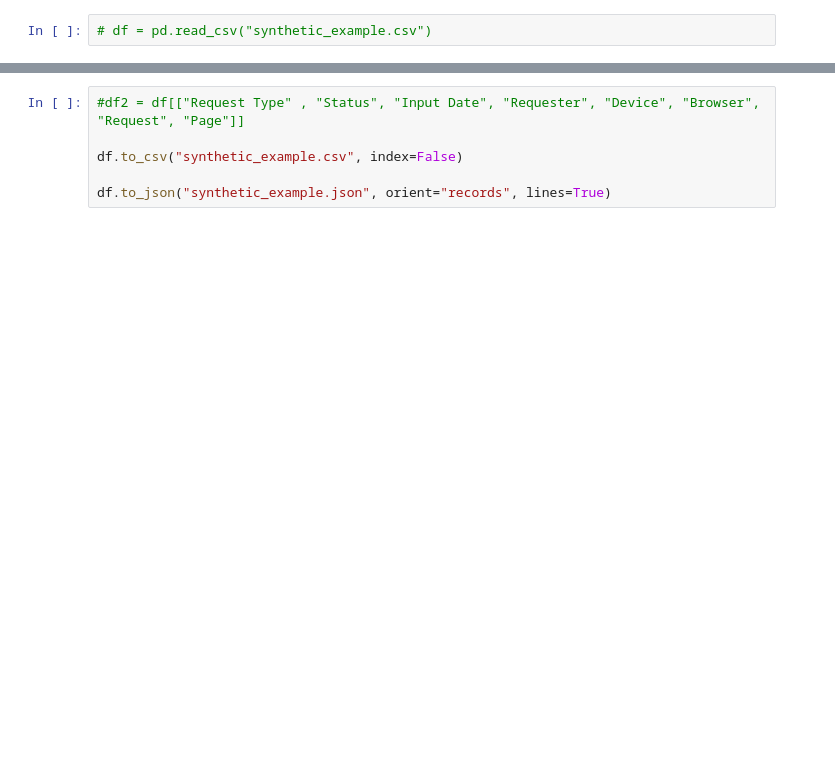
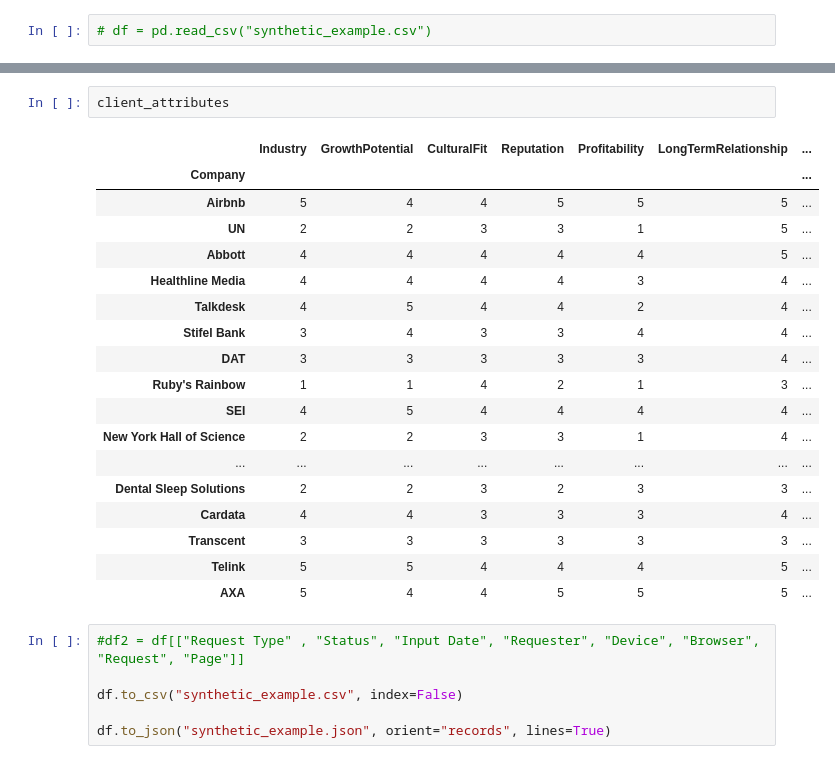
Before and after one commit to crdalila/Terra_Vista, a Jupyter notebook: synthetic_data/Desafio2.ipynb, the cells around one changed output, grey strips where cells are left out. Saved outputs shown, nothing was run; the diff lists cells and outputs as text; blank space fills up the shorter version.

```diff
--- a/synthetic_data/Desafio2.ipynb
+++ b/synthetic_data/Desafio2.ipynb
@@ -840,3 +840,24 @@ combined.sort_values(['Num Projects', 'Num Requests'], ascending=[False, False])
+# %%
+client_attributes
+# %% [output]
+|  | Industry | GrowthPotential | CulturalFit | Reputation | Profitability | LongTermRelationship | ... |
+| Company |  |  |  |  |  |  | ... |
+| Airbnb | 5 | 4 | 4 | 5 | 5 | 5 | ... |
+| UN | 2 | 2 | 3 | 3 | 1 | 5 | ... |
+| Abbott | 4 | 4 | 4 | 4 | 4 | 5 | ... |
+| Healthline Media | 4 | 4 | 4 | 4 | 3 | 4 | ... |
+| Talkdesk | 4 | 5 | 4 | 4 | 2 | 4 | ... |
+| Stifel Bank | 3 | 4 | 3 | 3 | 4 | 4 | ... |
+| DAT | 3 | 3 | 3 | 3 | 3 | 4 | ... |
+| Ruby's Rainbow | 1 | 1 | 4 | 2 | 1 | 3 | ... |
+| SEI | 4 | 5 | 4 | 4 | 4 | 4 | ... |
+| New York Hall of Science | 2 | 2 | 3 | 3 | 1 | 4 | ... |
+| ... | ... | ... | ... | ... | ... | ... | ... |
+| Dental Sleep Solutions | 2 | 2 | 3 | 2 | 3 | 3 | ... |
+| Cardata | 4 | 4 | 3 | 3 | 3 | 4 | ... |
+| Transcent | 3 | 3 | 3 | 3 | 3 | 3 | ... |
+| Telink | 5 | 5 | 4 | 4 | 4 | 5 | ... |
+| AXA | 5 | 4 | 4 | 5 | 5 | 5 | ... |
 # %%
 #df2 = df[["Request Type" , "Status", "Input Date", "Requester", "Device", "Browser", "Request", "Page"]]
 
```
Also changed, not shown: parts of 3 cells of this notebook, 2 other files.
